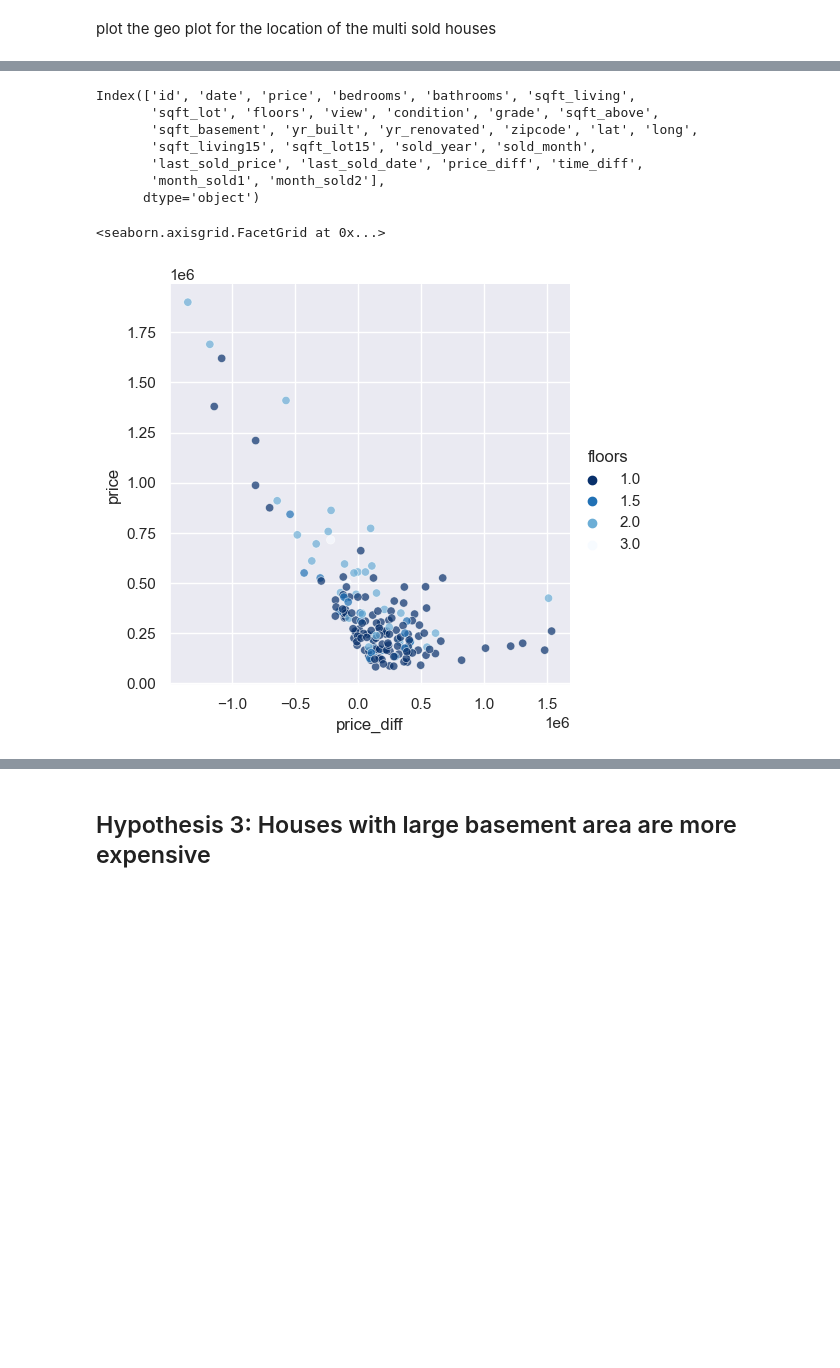
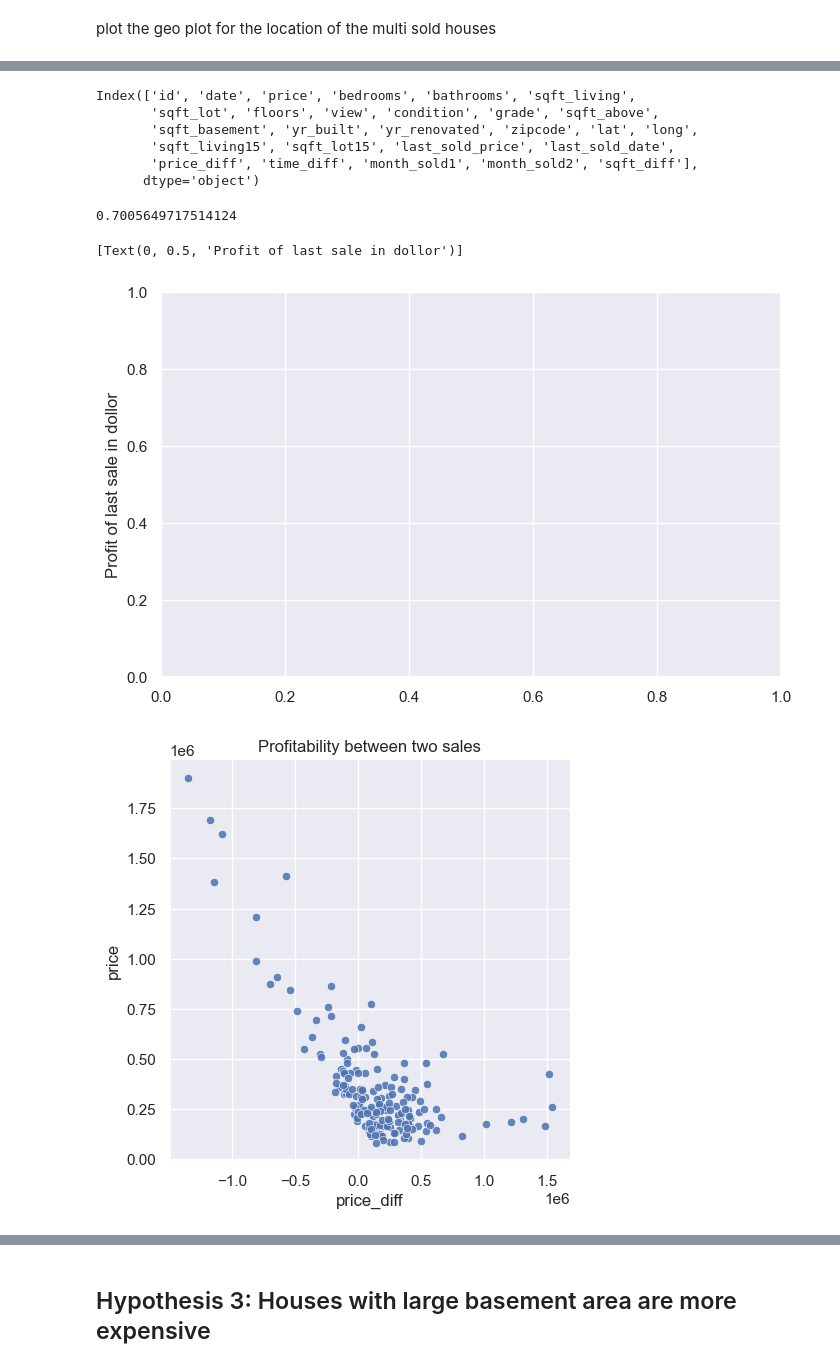
Before and after one commit to puektchenli/eda_prj_li, a Jupyter notebook: EDA_li.ipynb, the cells around one changed output, grey strips where cells are left out. Drawn from its saved outputs; the diff is of its cells as text; code cells hidden in the pictures; blank space fills up the shorter version.

```diff
--- a/EDA_li.ipynb
+++ b/EDA_li.ipynb
@@ -16,9 +16,8 @@ import seaborn as sns
 # for geo plotting
 import plotly.express as px
 import altair as alt
-from vega_datasets import data
 
-
+sns.set(rc={'figure.figsize':(11.7,8.27)})
 # from matplotlib.ticker import PercentFormatter
 # plt.rcParams.update({ "figure.figsize" : (8, 5),"axes.facecolor" : "white", "axes.edgecolor":  "black"})
 # plt.rcParams["figure.facecolor"]= "w"
@@ -312,5 +283,0 @@ Name: price, dtype: float64
-# %%
-df['sold_year'] = df['date'].dt.year
-df['sold_month'] = df['date'].dt.month.astype('category')
-
-df.sold_month.head()
@@ -385,7 +352,7 @@ df_sort_dup['price_diff'] = df_sort_dup['last_sold_price'] - df_sort_dup['price'
 df_sort_dup['time_diff'] = df_sort_dup['last_sold_date'] - df_sort_dup['date']
 df_sort_dup['month_sold1'] = df_sort_dup["date"].dt.month
 df_sort_dup['month_sold2'] = df_sort_dup["last_sold_date"].dt.month
-
+df_sort_dup['sqft_diff'] = df_sort_dup['sqft_living'] - df_sort_dup['sqft_living15']
 df_sort_dup
 df_sort_dup.describe()
 # %% [output]
@@ -456,21 +440,29 @@ df_sort_dup.columns
 Index(['id', 'date', 'price', 'bedrooms', 'bathrooms', 'sqft_living',
        'sqft_lot', 'floors', 'view', 'condition', 'grade', 'sqft_above',
        'sqft_basement', 'yr_built', 'yr_renovated', 'zipcode', 'lat', 'long',
-       'sqft_living15', 'sqft_lot15', 'sold_year', 'sold_month',
-       'last_sold_price', 'last_sold_date', 'price_diff', 'time_diff',
-       'month_sold1', 'month_sold2'],
+       'sqft_living15', 'sqft_lot15', 'last_sold_price', 'last_sold_date',
+       'price_diff', 'time_diff', 'month_sold1', 'month_sold2', 'sqft_diff'],
       dtype='object')
+# %%
+df_sort_dup[df_sort_dup.price_diff>0].shape[0]/df_sort_dup.shape[0]  #124 entries have earned profit
+# %% [output]
+0.7005649717514124
 # %%
-# f, ax = plt.subplots(figsize=(8, 5))
+f, ax = plt.subplots(figsize=(8, 5))
 # sns.color_palette("cubehelix", as_cmap=True)
-sns.relplot(
+
+sns.set_theme(style='darkgrid')
+f = sns.relplot(
             data=df_sort_dup,
             x = 'price_diff', y="price",
-            alpha=.7,
-            hue='floors',
-            palette='Blues_r'
-            )
+            alpha=.85,
+            palette='Blues'
+            ).set(title='Profitability between two sales')
+
+ax.xaxis.grid(True)
+ax.set(ylabel="Profit of last sale in dollor")
 # %% [output]
-<seaborn.axisgrid.FacetGrid at 0x...>
+[Text(0, 0.5, 'Profit of last sale in dollor')]
-[figure, old version]
+[figure, new version]
+[figure, added]
 # %% [markdown]
```
Also changed, not shown: parts of 46 cells of this notebook, 14 other files.
